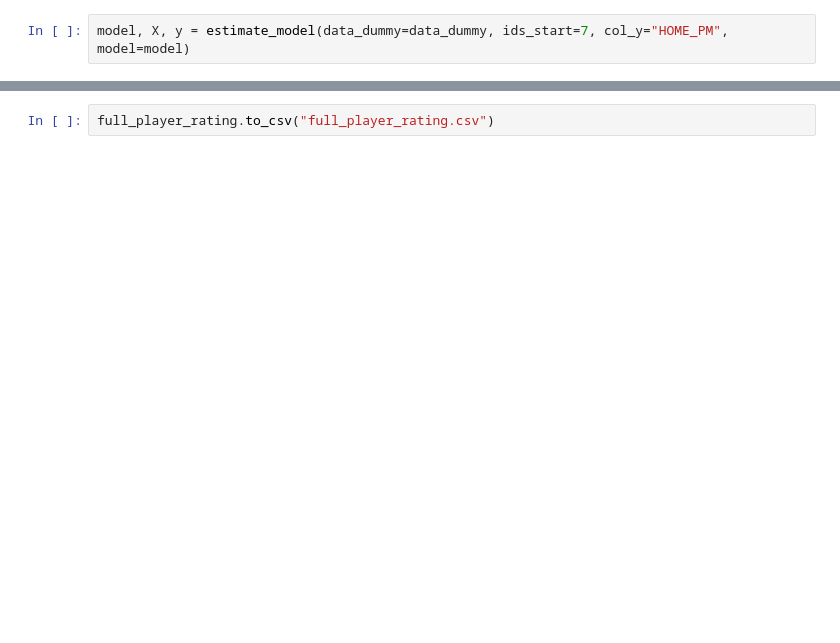
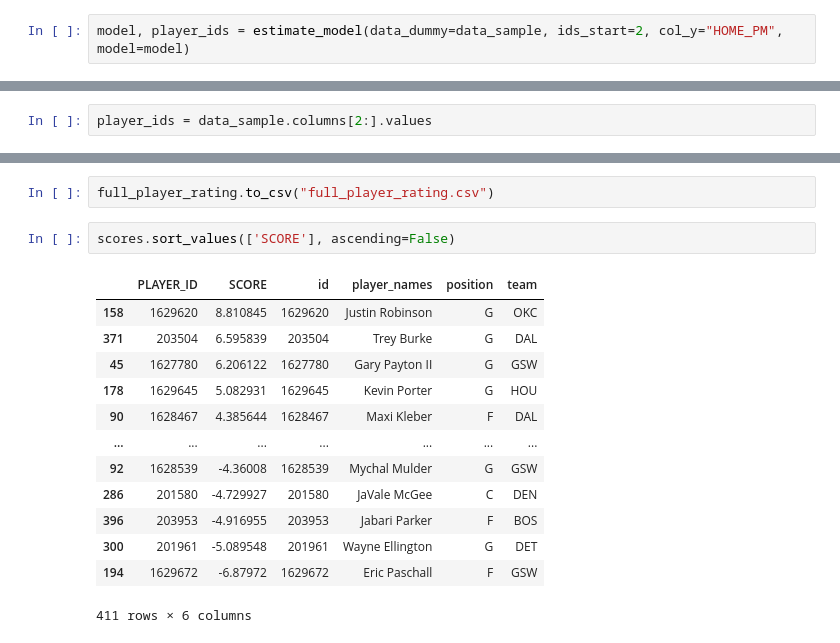
Before and after one commit to finnoh/data_science_project, a Jupyter notebook: rapm.ipynb, the cells around one changed output, grey strips where cells are left out. Cells and saved outputs as stored; diff of their text form; blank space fills up the shorter version.

```diff
--- a/rapm.ipynb
+++ b/rapm.ipynb
@@ -659,7 +607,9 @@ data_dummy
 # %%
-model, X, y = estimate_model(data_dummy=data_dummy, ids_start=7, col_y="HOME_PM", model=model)
+model, player_ids = estimate_model(data_dummy=data_sample, ids_start=2, col_y="HOME_PM", model=model)
 # %% [output]
 Starting model fitting...
+# %%
+player_ids = data_sample.columns[2:].values
 # %%
 # model.best_score_, model.alpha_
 # %%
@@ -732,2 +694,18 @@ full_player_rating[full_player_rating['PLAYER_ID'] == "201566"]
 # %%
 full_player_rating.to_csv("full_player_rating.csv")
+# %%
+scores.sort_values(['SCORE'], ascending=False)
+# %% [output]
+|  | PLAYER_ID | SCORE | id | player_names | position | team |
+| 158 | 1629620 | 8.810845 | 1629620 | Justin Robinson | G | OKC |
+| 371 | 203504 | 6.595839 | 203504 | Trey Burke | G | DAL |
+| 45 | 1627780 | 6.206122 | 1627780 | Gary Payton II | G | GSW |
+| 178 | 1629645 | 5.082931 | 1629645 | Kevin Porter | G | HOU |
+| 90 | 1628467 | 4.385644 | 1628467 | Maxi Kleber | F | DAL |
+| ... | ... | ... | ... | ... | ... | ... |
+| 92 | 1628539 | -4.36008 | 1628539 | Mychal Mulder | G | GSW |
+| 286 | 201580 | -4.729927 | 201580 | JaVale McGee | C | DEN |
+| 396 | 203953 | -4.916955 | 203953 | Jabari Parker | F | BOS |
+| 300 | 201961 | -5.089548 | 201961 | Wayne Ellington | G | DET |
+| 194 | 1629672 | -6.87972 | 1629672 | Eric Paschall | F | GSW |
+411 rows × 6 columns
```
Also changed, not shown: parts of 54 cells of this notebook, 9 other files.
